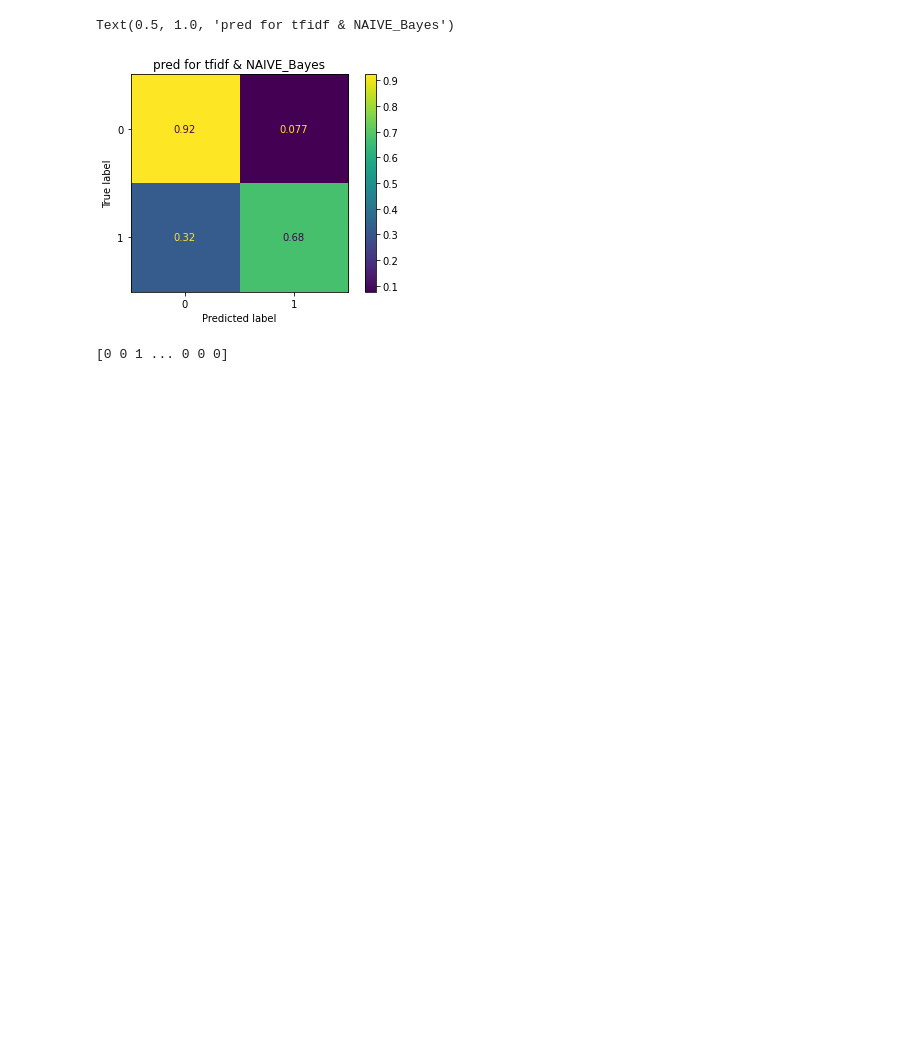
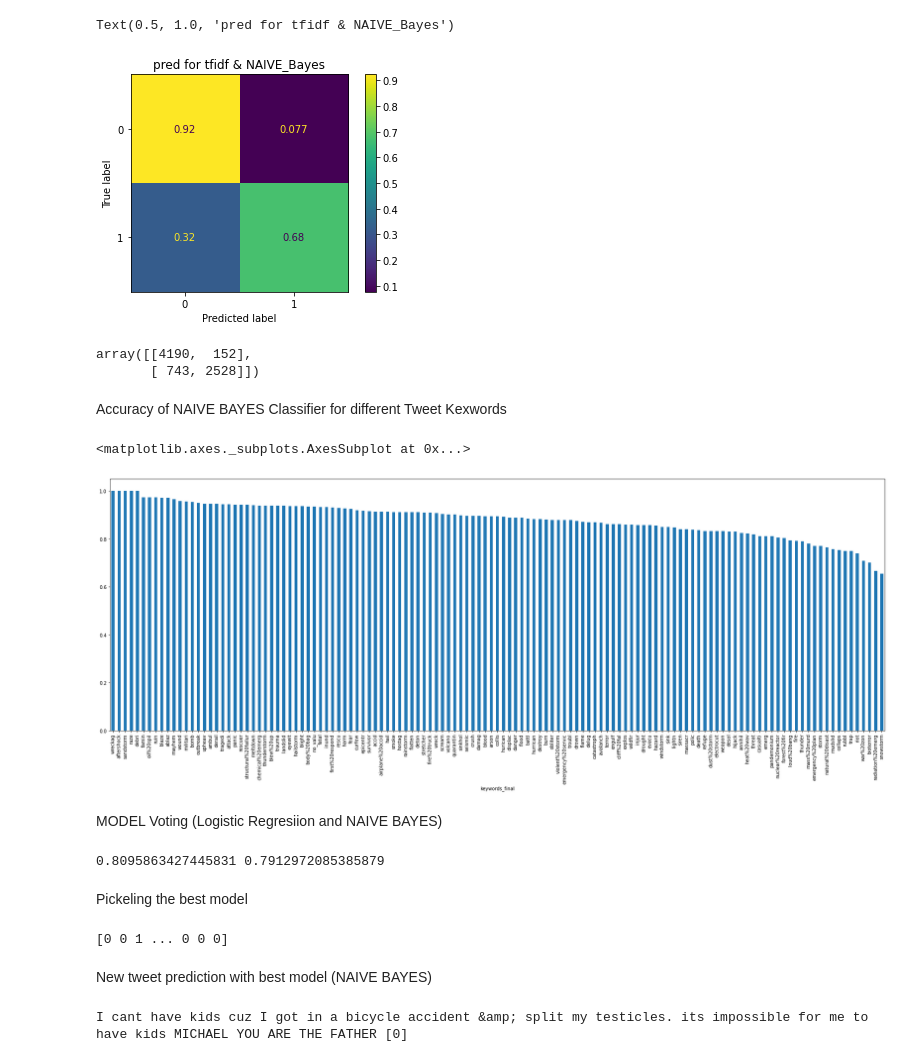
Before and after one commit to julia105/NLP-Project, a Jupyter notebook: Fire.ipynb, the cells around one changed output. Saved outputs shown, nothing was run; the diff lists cells and outputs as text; code cells hidden in the pictures; blank space fills up the shorter version.

```diff
--- a/Fire.ipynb
+++ b/Fire.ipynb
@@ -489,6 +502,46 @@ CV score          : 0.789655172413793
 None
 Text(0.5, 1.0, 'pred for tfidf & NAIVE_Bayes')
 [figure]
+# %%
+df['NB_target'] = pipe_Bay.predict(X)
+df
+b= confusion_matrix(df.target, df.NB_target)
+b
+# %% [output]
+array([[4190,  152],
+       [ 743, 2528]])
+# %% [markdown]
+Accuracy of NAIVE BAYES Classifier for different Tweet Kexwords
+# %%
+import numpy as np
+import pandas as pd
+df['accurate'] = np.where(df.target == df.NB_target, 1, 0)
+df_keywords = df.groupby('keywords_final')['accurate'].agg(['sum', 'count'])
+df_keywords['accuracy'] = df_keywords['sum'] / df_keywords['count']
+plt.figure(figsize=(30,10))
+#df_keywords['accuracy'].nsmallest(160).plot(kind='bar')
+df_keywords['accuracy'].nlargest(160).plot(kind='bar')
+# %% [output]
+<matplotlib.axes._subplots.AxesSubplot at 0x...>
+[figure, added]
+# %% [markdown]
+MODEL  Voting (Logistic Regresiion and NAIVE BAYES)
+# %%
+from sklearn.ensemble import  VotingClassifier
+model = Pipeline([
+        ('tfidf', TfidfVectorizer()),
+        ('clf', VotingClassifier(estimators=[("pip1", MultinomialNB(fit_prior=True)),
+                                             ("pip2", LogisticRegression()),]))
+    ])
+cvs = cross_val_score(model, X_train, y_train).mean()
+model.fit(X_train, y_train)
+score_vot = model.score(X_test, y_test)
+pred_vot = model.predict(X_test)
+print(score_vot, cvs)
+# %% [output]
+0.8095863427445831 0.7912972085385879
+# %% [markdown]
+Pickeling the best model
 # %%
 import pickle
 filename = 'Bayes.sav'
@@ -507,0 +557,22 @@ print(X_test)
+# %% [markdown]
+New tweet prediction with best model (NAIVE BAYES)
+# %%
+
+tweet = 'I cant have kids cuz I got in a bicycle accident &amp; split my testicles. its impossible for me to have kids MICHAEL YOU ARE THE FATHER'
+ct = clean_text(tweet)
+my_stopwords = stopwords.words('english')
+
+sw = " ".join([stemmer.stem(word) for word in ct.split() if word not in my_stopwords])
+tfidf_vectorizer = TfidfVectorizer()
+
+tfidf_matrix = tfidf_vectorizer.fit(X)
+
+
+
+loaded_model = pickle.load(open('Bayes.sav', 'rb'))
+
+sw = [sw]
+vorhersage = loaded_model.predict(sw)
+print(tweet, vorhersage)
+# %% [output]
+I cant have kids cuz I got in a bicycle accident &amp; split my testicles. its impossible for me to have kids MICHAEL YOU ARE THE FATHER [0]
```
Also changed, not shown: parts of 25 cells of this notebook.
